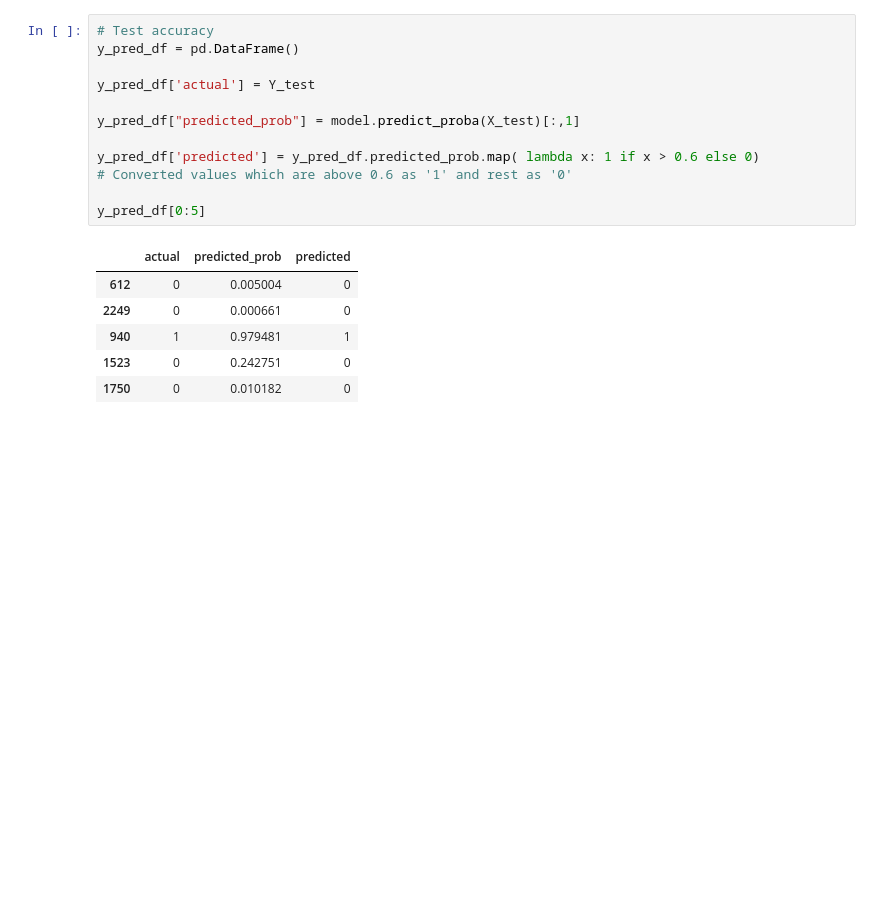
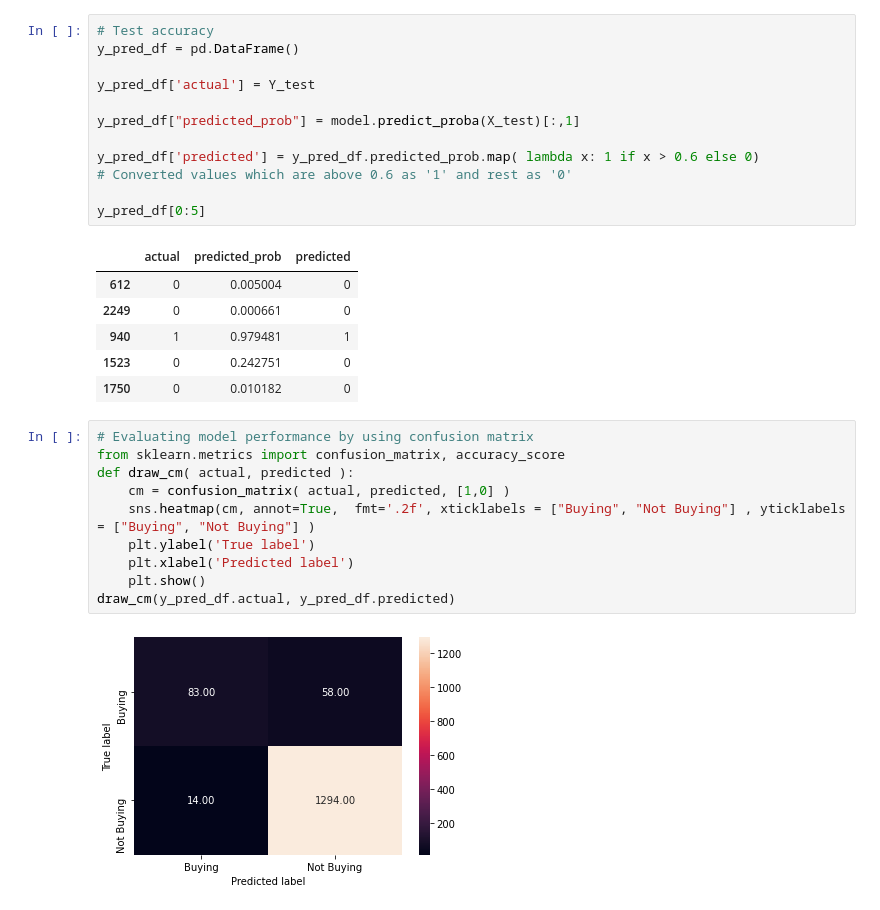
Before and after one commit to qthanglee/UTA, a Jupyter notebook: projects/therabank/main.ipynb, the cells around one changed output. Drawn from its saved outputs; the diff is of its cells as text; blank space fills up the shorter version.

```diff
--- a/projects/therabank/main.ipynb
+++ b/projects/therabank/main.ipynb
@@ -405,3 +405,15 @@ y_pred_df[0:5]
 | 940 | 1 | 0.979481 | 1 |
 | 1523 | 0 | 0.242751 | 0 |
 | 1750 | 0 | 0.010182 | 0 |
+# %%
+# Evaluating model performance by using confusion matrix
+from sklearn.metrics import confusion_matrix, accuracy_score
+def draw_cm( actual, predicted ):
+    cm = confusion_matrix( actual, predicted, [1,0] )
+    sns.heatmap(cm, annot=True,  fmt='.2f', xticklabels = ["Buying", "Not Buying"] , yticklabels = ["Buying", "Not Buying"] )
+    plt.ylabel('True label')
+    plt.xlabel('Predicted label')
+    plt.show()
+draw_cm(y_pred_df.actual, y_pred_df.predicted)
+# %% [output]
+[figure, added]
```
Also changed, not shown: parts of 1 cell of this notebook.
